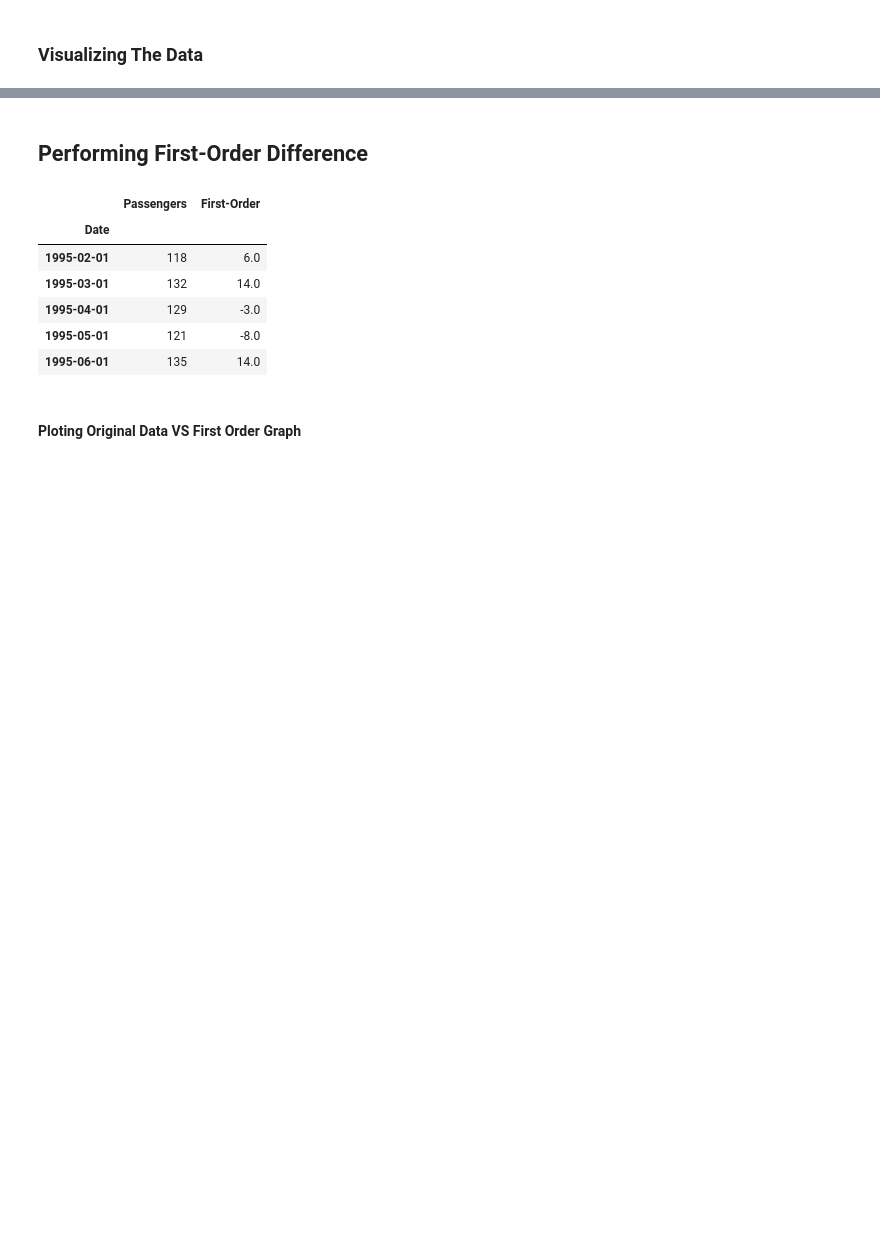
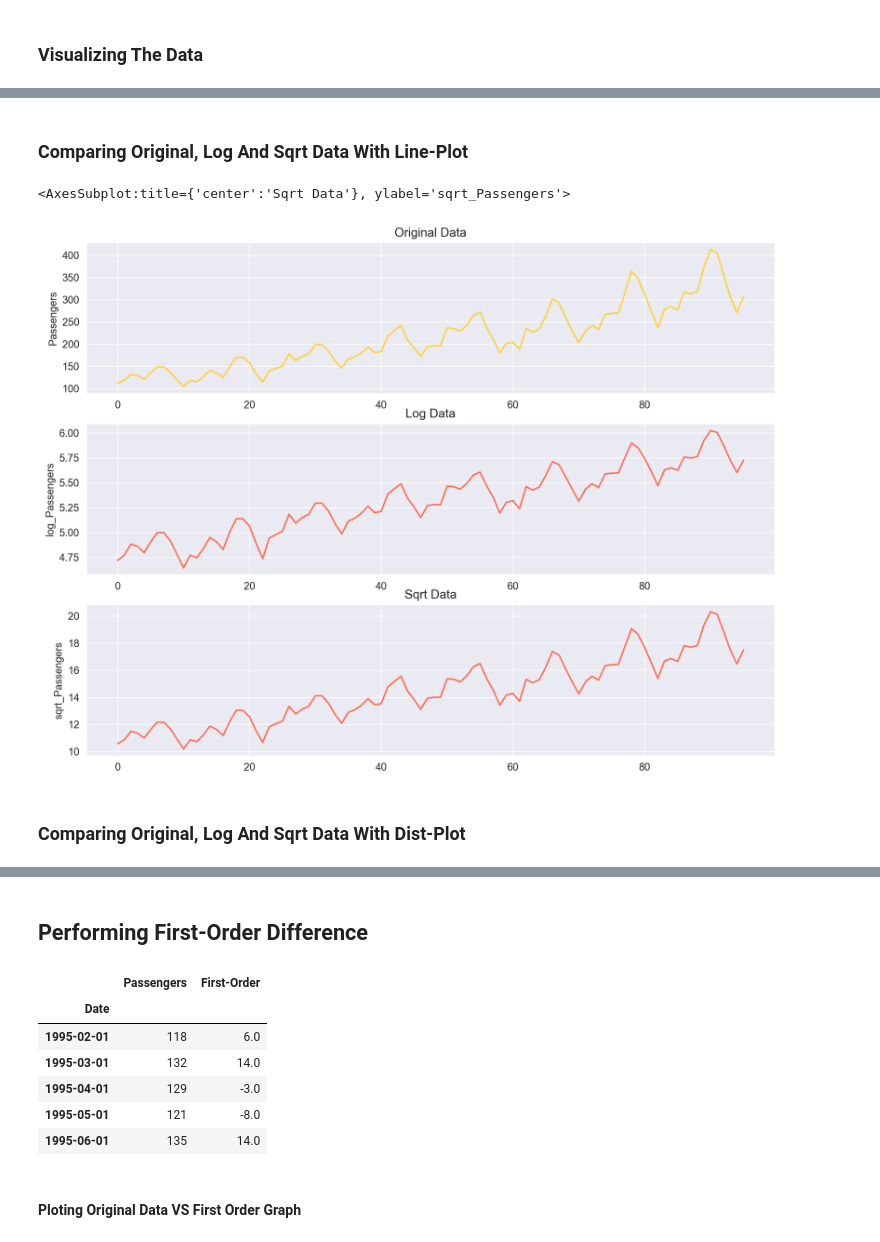
Before and after one commit to kunal-mallick/Data-Science-Assignments, a Jupyter notebook: Assignment_18_Forecasting/Code/Q1_AirlinesData.ipynb, the cells around one changed output, grey strips where cells are left out. Drawn from its saved outputs; the diff is of its cells as text; code cells hidden in the pictures; blank space fills up the shorter version.

```diff
--- a/Assignment_18_Forecasting/Code/Q1_AirlinesData.ipynb
+++ b/Assignment_18_Forecasting/Code/Q1_AirlinesData.ipynb
@@ -160,3 +230,21 @@ sns.lineplot(data = al, palette = ["#ffb55a"])
+# %% [markdown]
+### Comparing Original, Log And Sqrt Data With Line-Plot
+# %%
+fig, ax = plt.subplots(nrows = 3, figsize=(12, 9))
+
+plt.setp(ax[0], title = 'Original Data')
+sns.lineplot(al['Passengers'], color = '#ffd23f', ax = ax[0])
+
+plt.setp(ax[1], title = 'Log Data')
+sns.lineplot(al['log_Passengers'], color = '#ff6f59', ax = ax[1])
+
+plt.setp(ax[2], title = 'Sqrt Data')
+sns.lineplot(al['sqrt_Passengers'], color = '#ff6f59', ax = ax[2])
+# %% [output]
+<AxesSubplot:title={'center':'Sqrt Data'}, ylabel='sqrt_Passengers'>
+[figure, added]
+# %% [markdown]
+### Comparing Original, Log And Sqrt Data With Dist-Plot
 # %%
 fig, ax = plt.subplots(2, 2, figsize=(15, 8))
 
```
Also changed, not shown: parts of 13 cells of this notebook.
